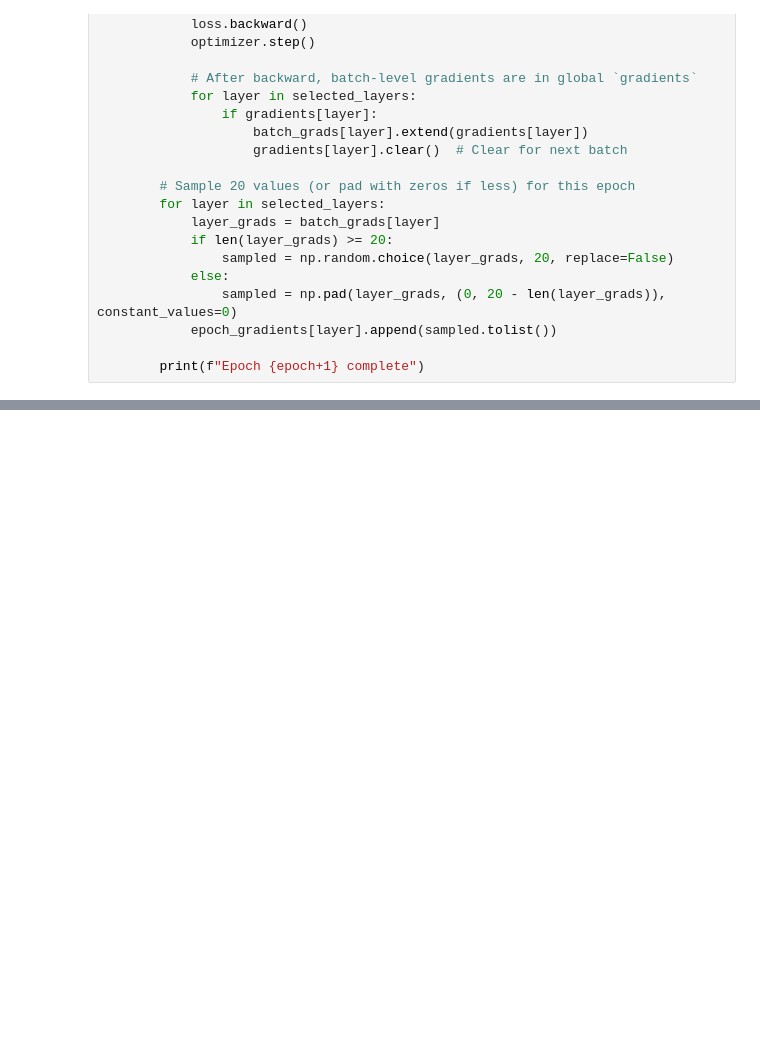
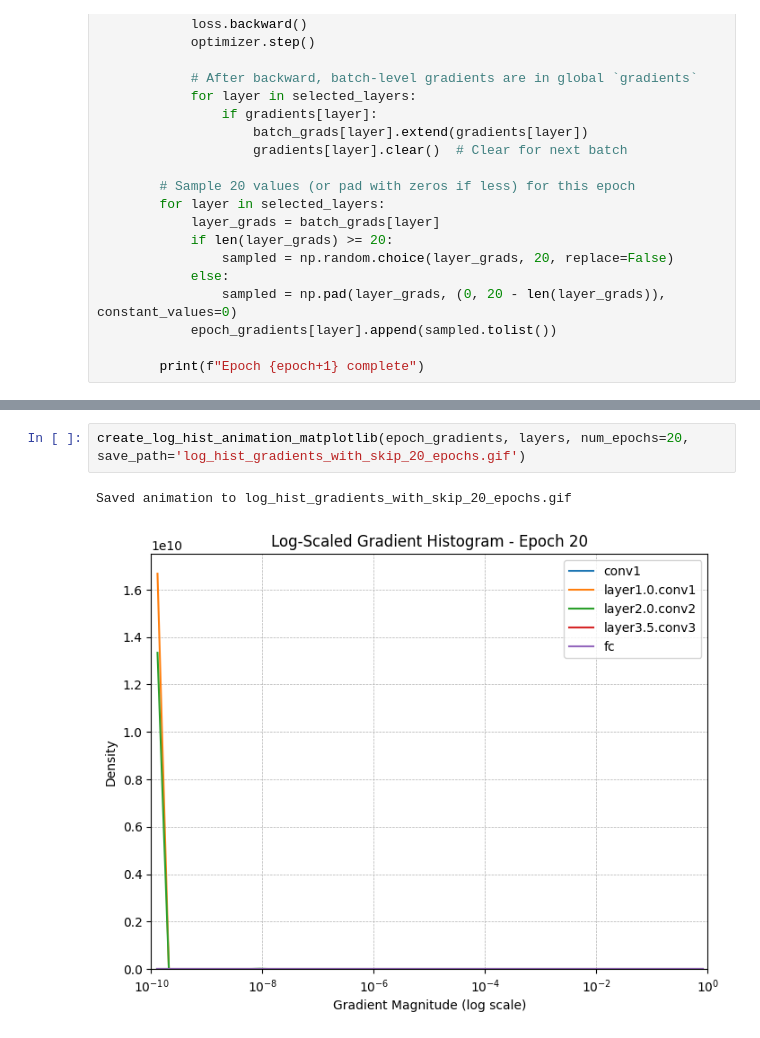
Before and after one commit to Sharad30/dl-lab-notebooks, a Jupyter notebook: notebooks/vanishing_gradients/resnet50_with_skip.ipynb, the cells around one changed output, grey strips where cells are left out. Saved outputs shown, nothing was run; the diff lists cells and outputs as text; blank space fills up the shorter version.

```diff
--- a/notebooks/vanishing_gradients/resnet50_with_skip.ipynb
+++ b/notebooks/vanishing_gradients/resnet50_with_skip.ipynb
@@ -170,0 +244,5 @@ with open("outputs/gradients_resnet50_with_skip.json", "w") as f:
+# %%
+create_log_hist_animation_matplotlib(epoch_gradients, layers, num_epochs=20, save_path='log_hist_gradients_with_skip_20_epochs.gif')
+# %% [output]
+Saved animation to log_hist_gradients_with_skip_20_epochs.gif
+[figure, added]
```
Also changed, not shown: parts of 23 cells of this notebook, 3 other files.
